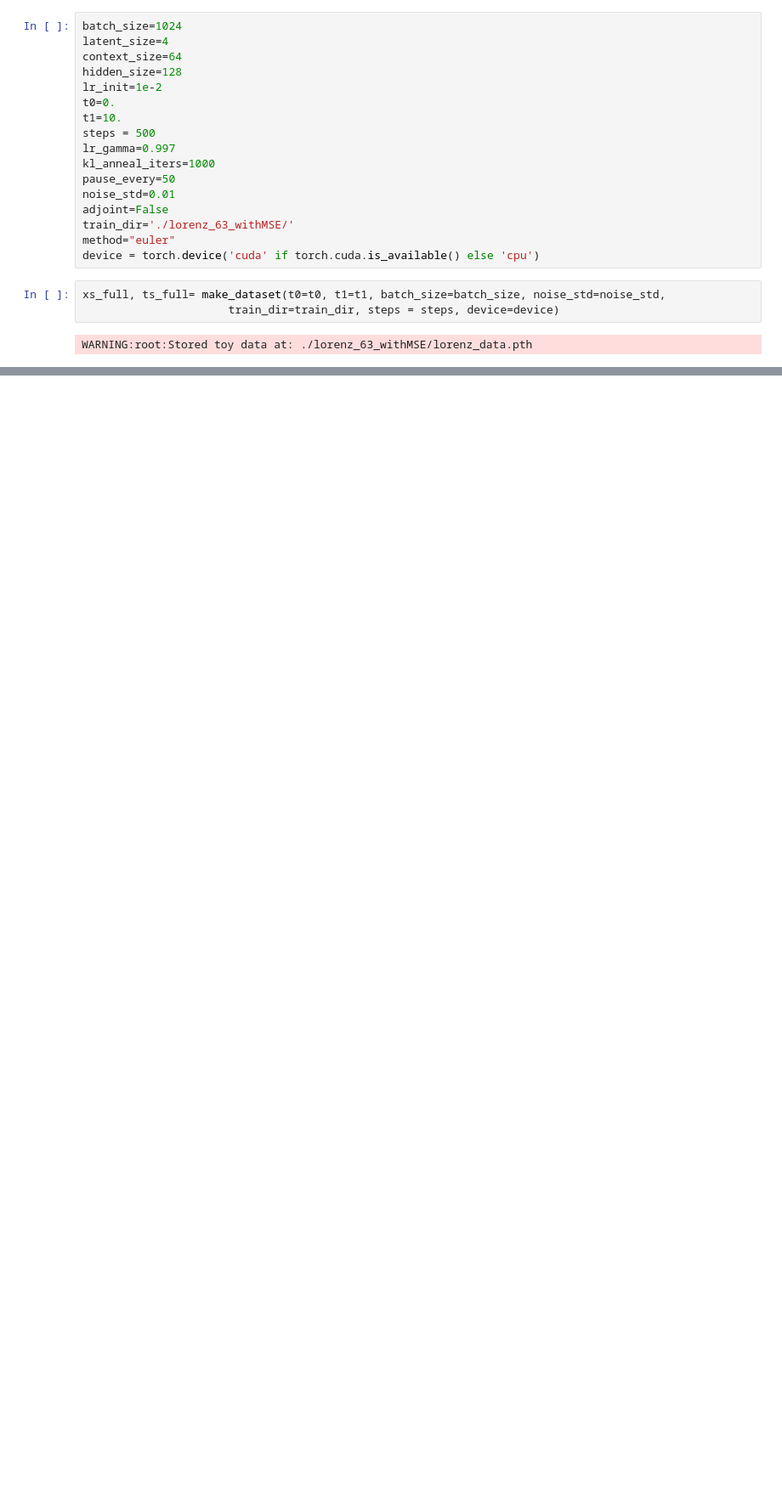
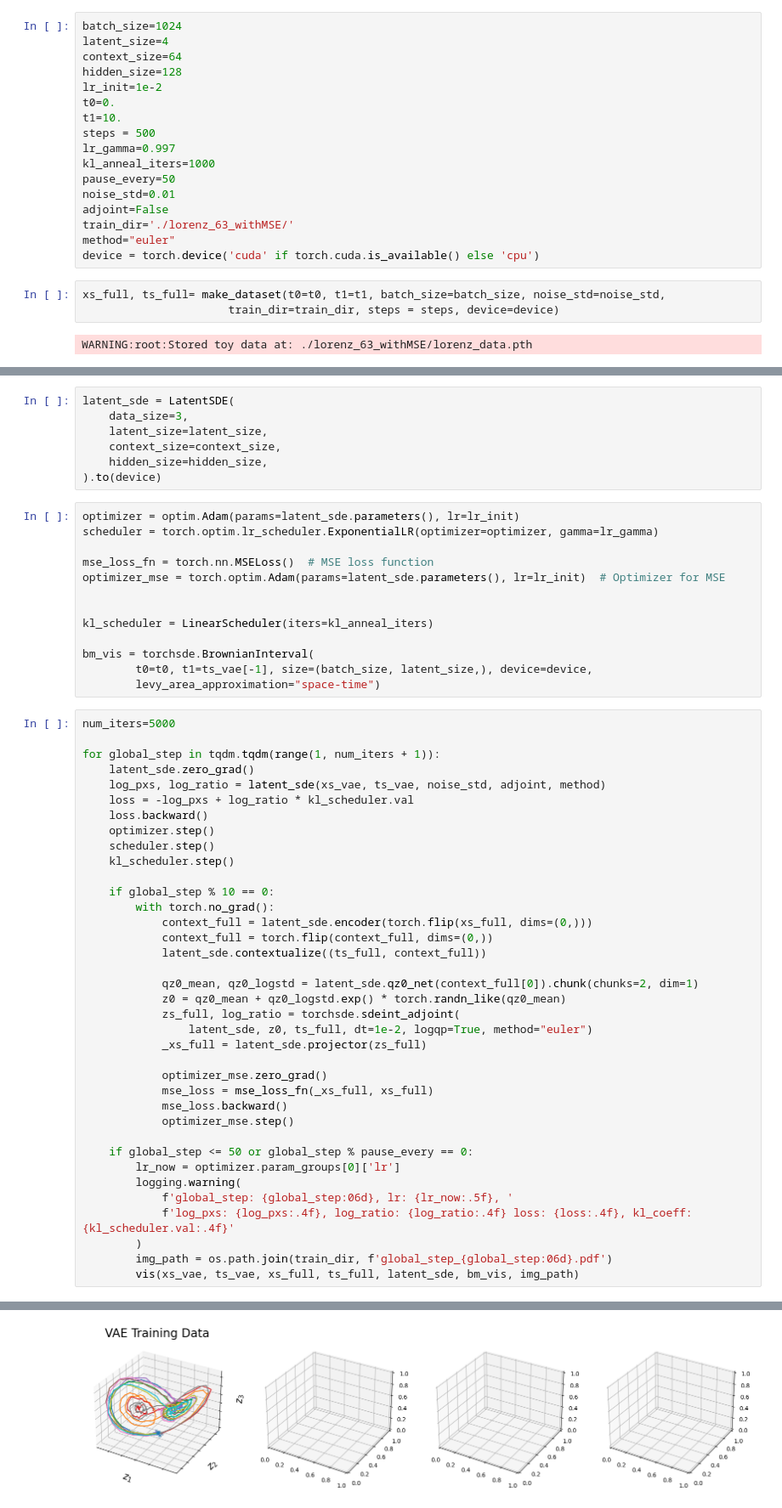
Before and after one commit to xdong99/NeuralSDE_Tests, a Jupyter notebook: lorenz_63_withMSE.ipynb, the cells around one changed output, grey strips where cells are left out. Shown: that part at 85% size. Cells and saved outputs as stored; diff of their text form; blank space fills up the shorter version.

```diff
--- a/lorenz_63_withMSE.ipynb
+++ b/lorenz_63_withMSE.ipynb
@@ -306,0 +309,58 @@ WARNING:root:Stored toy data at: ./lorenz_63_withMSE/lorenz_data.pth
+# %%
+latent_sde = LatentSDE(
+    data_size=3,
+    latent_size=latent_size,
+    context_size=context_size,
+    hidden_size=hidden_size,
+).to(device)
+# %%
+optimizer = optim.Adam(params=latent_sde.parameters(), lr=lr_init)
+scheduler = torch.optim.lr_scheduler.ExponentialLR(optimizer=optimizer, gamma=lr_gamma)
+
+mse_loss_fn = torch.nn.MSELoss()  # MSE loss function
+optimizer_mse = torch.optim.Adam(params=latent_sde.parameters(), lr=lr_init)  # Optimizer for MSE
+
+
+kl_scheduler = LinearScheduler(iters=kl_anneal_iters)
+
+bm_vis = torchsde.BrownianInterval(
+        t0=t0, t1=ts_vae[-1], size=(batch_size, latent_size,), device=device,
+        levy_area_approximation="space-time")
+# %%
+num_iters=5000
+
+for global_step in tqdm.tqdm(range(1, num_iters + 1)):
+    latent_sde.zero_grad()
+    log_pxs, log_ratio = latent_sde(xs_vae, ts_vae, noise_std, adjoint, method)
+    loss = -log_pxs + log_ratio * kl_scheduler.val
+    loss.backward()
+    optimizer.step()
+    scheduler.step()
+    kl_scheduler.step()
+
+    if global_step % 10 == 0:
+        with torch.no_grad():
+            context_full = latent_sde.encoder(torch.flip(xs_full, dims=(0,)))
+            context_full = torch.flip(context_full, dims=(0,))
+            latent_sde.contextualize((ts_full, context_full))
+
+            qz0_mean, qz0_logstd = latent_sde.qz0_net(context_full[0]).chunk(chunks=2, dim=1)
+            z0 = qz0_mean + qz0_logstd.exp() * torch.randn_like(qz0_mean)
+            zs_full, log_ratio = torchsde.sdeint_adjoint(
+                latent_sde, z0, ts_full, dt=1e-2, logqp=True, method="euler")
+            _xs_full = latent_sde.projector(zs_full)
+
+            optimizer_mse.zero_grad()
+            mse_loss = mse_loss_fn(_xs_full, xs_full)
+            mse_loss.backward()
+            optimizer_mse.step()
+
+    if global_step <= 50 or global_step % pause_every == 0:
+        lr_now = optimizer.param_groups[0]['lr']
+        logging.warning(
+            f'global_step: {global_step:06d}, lr: {lr_now:.5f}, '
+            f'log_pxs: {log_pxs:.4f}, log_ratio: {log_ratio:.4f} loss: {loss:.4f}, kl_coeff: {kl_scheduler.val:.4f}'
+        )
+        img_path = os.path.join(train_dir, f'global_step_{global_step:06d}.pdf')
+        vis(xs_vae, ts_vae, xs_full, ts_full, latent_sde, bm_vis, img_path)
+# %% [output]
@@ -306,0 +368 @@ WARNING:root:Stored toy data at: ./lorenz_63_withMSE/lorenz_data.pth
+[figure, added]
```
Also changed, not shown: parts of 3 cells of this notebook.
